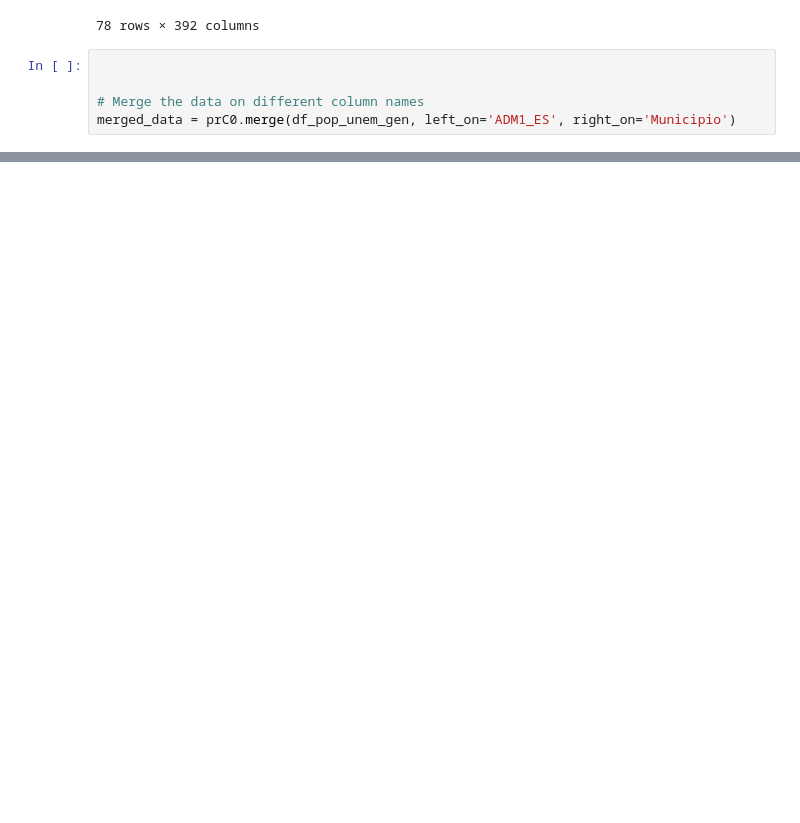
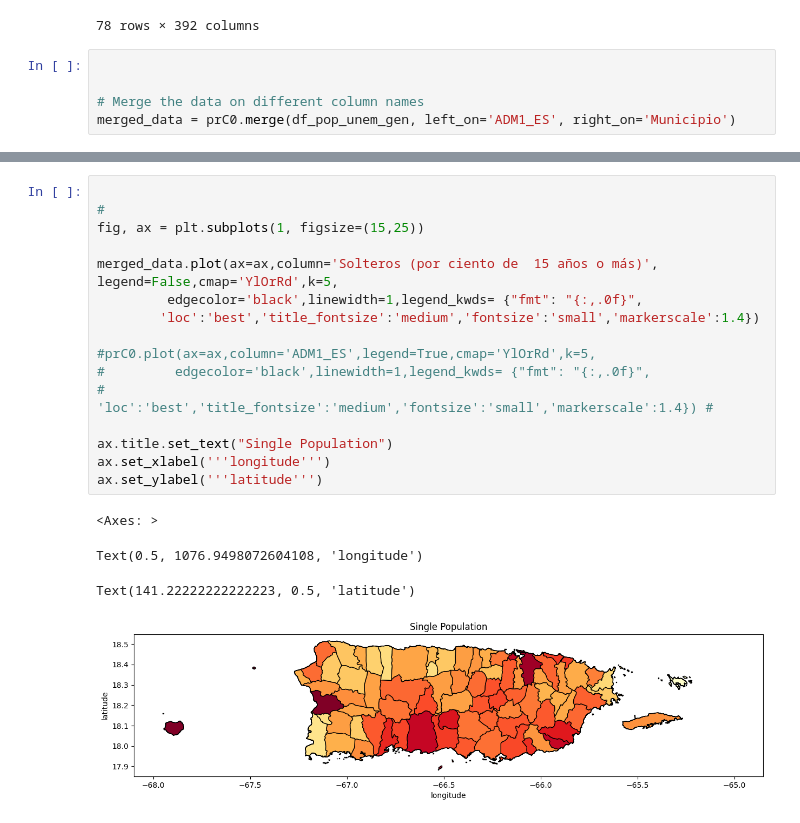
Before and after one commit to Venettov/Riveraruiz_GIS, a Jupyter notebook: PS1_Copy.ipynb, the cells around one changed output, grey strips where cells are left out. Saved outputs shown, nothing was run; the diff lists cells and outputs as text; blank space fills up the shorter version.

```diff
--- a/PS1_Copy.ipynb
+++ b/PS1_Copy.ipynb
@@ -318,0 +331,21 @@ Text(28.847222222222214, 0.5, 'latitude')
+# %%
+
+#
+fig, ax = plt.subplots(1, figsize=(15,25))
+
+merged_data.plot(ax=ax,column='Solteros (por ciento de  15 años o más)', legend=False,cmap='YlOrRd',k=5,
+         edgecolor='black',linewidth=1,legend_kwds= {"fmt": "{:,.0f}",
+        'loc':'best','title_fontsize':'medium','fontsize':'small','markerscale':1.4})
+
+#prC0.plot(ax=ax,column='ADM1_ES',legend=True,cmap='YlOrRd',k=5,
+#         edgecolor='black',linewidth=1,legend_kwds= {"fmt": "{:,.0f}",
+#        'loc':'best','title_fontsize':'medium','fontsize':'small','markerscale':1.4}) #
+
+ax.title.set_text("Single Population")
+ax.set_xlabel('''longitude''')
+ax.set_ylabel('''latitude''')
+# %% [output]
+<Axes: >
+Text(0.5, 1076.9498072604108, 'longitude')
+Text(141.22222222222223, 0.5, 'latitude')
+[figure, added]
```
Also changed, not shown: parts of 7 cells of this notebook.
